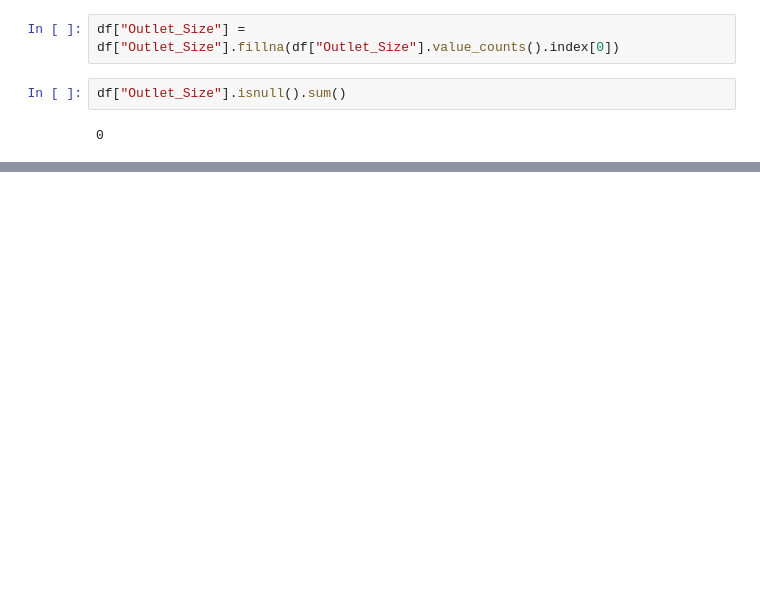
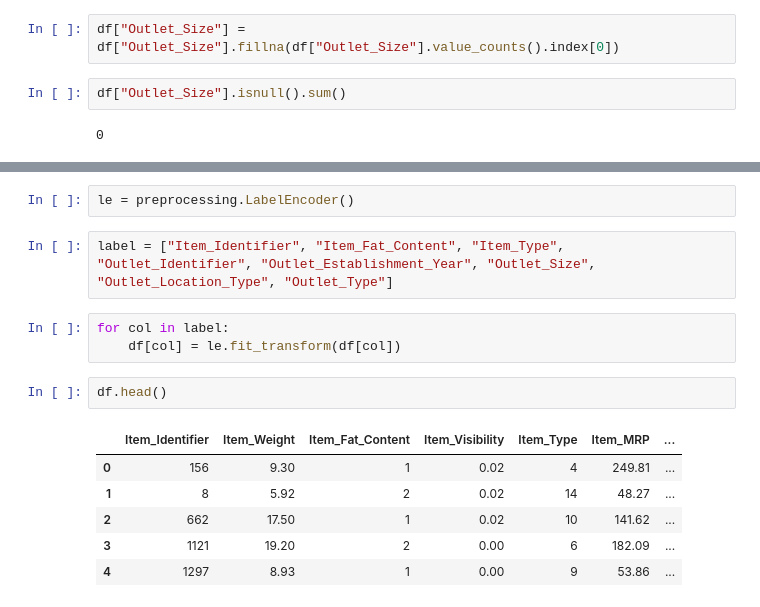
Before and after one commit to Sanjjushri/data-analysis, a Jupyter notebook: 1-analysis.ipynb, the cells around one changed output, grey strips where cells are left out. Saved outputs shown, nothing was run; the diff lists cells and outputs as text; blank space fills up the shorter version.

```diff
--- a/1-analysis.ipynb
+++ b/1-analysis.ipynb
@@ -86,0 +128,16 @@ df.head()
+# %%
+le = preprocessing.LabelEncoder()
+# %%
+label = ["Item_Identifier", "Item_Fat_Content", "Item_Type", "Outlet_Identifier", "Outlet_Establishment_Year", "Outlet_Size", "Outlet_Location_Type", "Outlet_Type"]
+# %%
+for col in label:
+    df[col] = le.fit_transform(df[col])
+# %%
+df.head()
+# %% [output]
+|  | Item_Identifier | Item_Weight | Item_Fat_Content | Item_Visibility | Item_Type | Item_MRP | ... |
+| 0 | 156 | 9.30 | 1 | 0.02 | 4 | 249.81 | ... |
+| 1 | 8 | 5.92 | 2 | 0.02 | 14 | 48.27 | ... |
+| 2 | 662 | 17.50 | 1 | 0.02 | 10 | 141.62 | ... |
+| 3 | 1121 | 19.20 | 2 | 0.00 | 6 | 182.09 | ... |
+| 4 | 1297 | 8.93 | 1 | 0.00 | 9 | 53.86 | ... |
```
Also changed, not shown: parts of 19 cells of this notebook, 2 other files.
